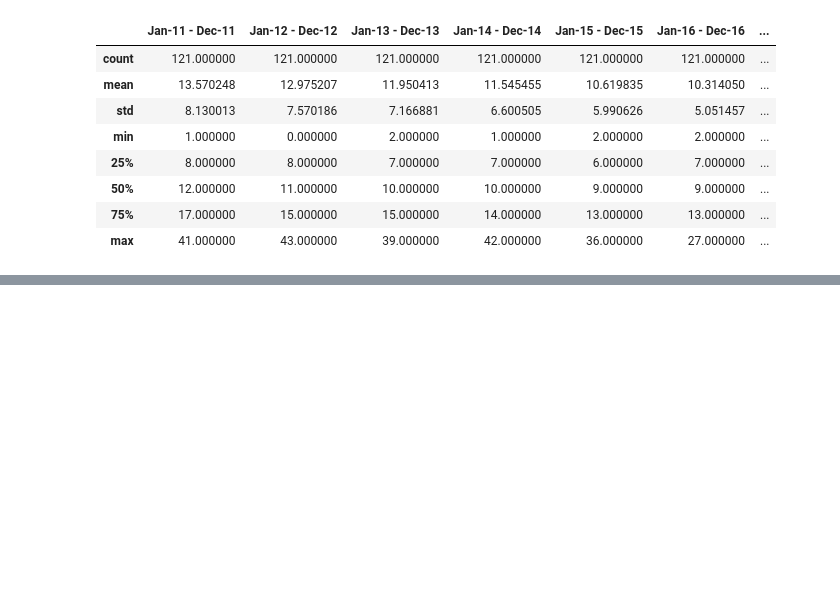
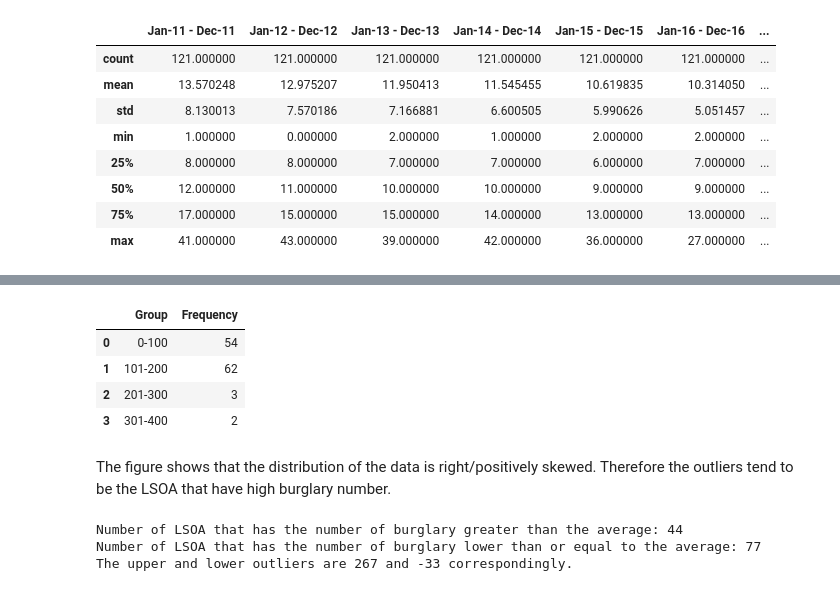
Before and after one commit to HKEdwin22/Sutton_CrimeRate, a Jupyter notebook: Burglar_10 yrs.ipynb, the cells around one changed output, grey strips where cells are left out. Drawn from its saved outputs; the diff is of its cells as text; code cells hidden in the pictures; blank space fills up the shorter version.

```diff
--- a/Burglar_10 yrs.ipynb
+++ b/Burglar_10 yrs.ipynb
@@ -109,0 +137,37 @@ The chart shows that number of burglary reported in Sutton has been decreasing o
+# %%
+'''Visualise the distribution of data'''
+# Group the LSOA according to their number of burglary
+gp1 = df3[(df3['Total'] <= 100)]['Total'].count()
+gp2 = df3[(df3['Total'] <= 200) & (df3['Total'] > 100)]['Total'].count()
+gp3 = df3[(df3['Total'] <= 300) & (df3['Total'] > 200)]['Total'].count()
+gp4 = df3[(df3['Total'] <= 400) & (df3['Total'] > 300)]['Total'].count()
+
+# Create a dataframe
+dist = pd.DataFrame({'Group': ['0-100', '101-200', '201-300', '301-400'],
+                     'Frequency': [gp1, gp2, gp3, gp4]})
+# %% [output]
+|  | Group | Frequency |
+| 0 | 0-100 | 54 |
+| 1 | 101-200 | 62 |
+| 2 | 201-300 | 3 |
+| 3 | 301-400 | 2 |
+# %% [markdown]
+The figure shows that the distribution of the data is right/positively skewed. Therefore the outliers tend to be the LSOA that have high burglary number.
+# %%
+maxi, mini, avg, std = df3.max()[1], df3.min()[1], df3.mean(), df3.std()
+up_out = avg + 3*std
+low_out = avg - 3*std
+maxi, mini, avg = int(maxi), int(mini), int(avg)
+
+# Mean
+count = df3[(df3['Total']>avg)].count()
+print(f'Number of LSOA that has the number of burglary greater than the average: {count[1]}')
+count = df3[(df3['Total']<=avg)].count()
+print(f'Number of LSOA that has the number of burglary lower than or equal to the average: {count[1]}')
+
+# Outliers
+print(f'The upper and lower outliers are {round(up_out[0])} and {round(low_out[0])} correspondingly.')
+# %% [output]
+Number of LSOA that has the number of burglary greater than the average: 44
+Number of LSOA that has the number of burglary lower than or equal to the average: 77
+The upper and lower outliers are 267 and -33 correspondingly.
```
Also changed, not shown: parts of 12 cells of this notebook.
